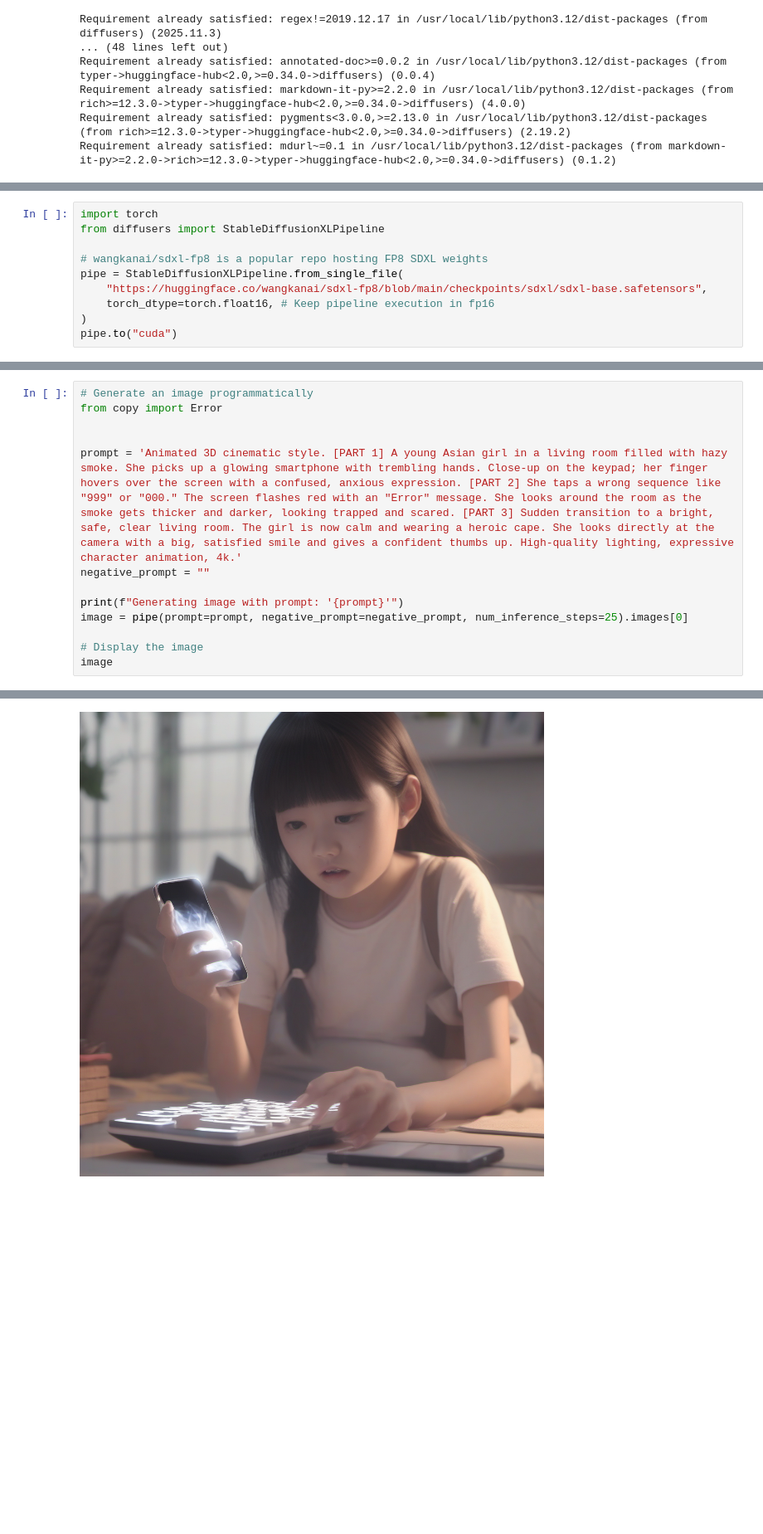
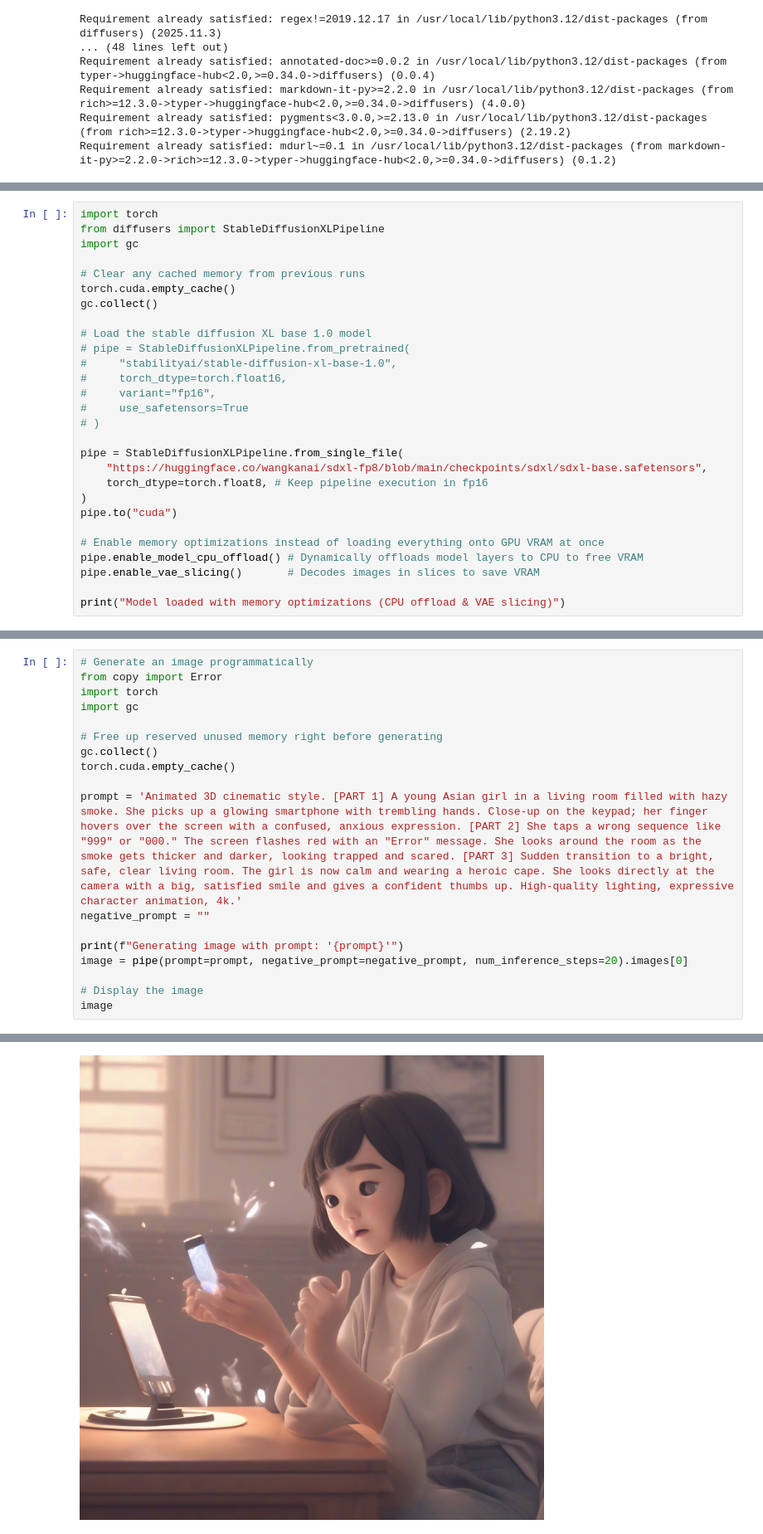
Before and after one commit to nikola-enter21/kidosafe, a Jupyter notebook: ai/image_generation.ipynb, the cells around one changed output, grey strips where cells are left out. Shown at 83% size. Saved outputs shown, nothing was run; the diff lists cells and outputs as text; blank space fills up the shorter version.

Commit message:
add embeddings and image generation

```diff
--- a/ai/image_generation.ipynb
+++ b/ai/image_generation.ipynb
@@ -48,0 +22,28 @@ Model loaded on cuda
+# %%
+import torch
+from diffusers import StableDiffusionXLPipeline
+import gc
+
+# Clear any cached memory from previous runs
+torch.cuda.empty_cache()
+gc.collect()
+
+# Load the stable diffusion XL base 1.0 model
+# pipe = StableDiffusionXLPipeline.from_pretrained(
+#     "stabilityai/stable-diffusion-xl-base-1.0",
+#     torch_dtype=torch.float16,
+#     variant="fp16",
+#     use_safetensors=True
+# )
+
+pipe = StableDiffusionXLPipeline.from_single_file(
+    "https://huggingface.co/wangkanai/sdxl-fp8/blob/main/checkpoints/sdxl/sdxl-base.safetensors",
+    torch_dtype=torch.float8, # Keep pipeline execution in fp16
+)
+pipe.to("cuda")
+
+# Enable memory optimizations instead of loading everything onto GPU VRAM at once
+pipe.enable_model_cpu_offload() # Dynamically offloads model layers to CPU to free VRAM
+pipe.enable_vae_slicing()       # Decodes images in slices to save VRAM
+
+print("Model loaded with memory optimizations (CPU offload & VAE slicing)")
@@ -86,13 +96,3 @@ Downloading optimum_quanto-0.2.7-py3-none-any.whl (165 kB)
 Downloading ninja-1.13.0-py3-none-manylinux2014_x86_64.manylinux_2_17_x86_64.whl (180 kB)
 Installing collected packages: ninja, optimum-quanto
 Successfully installed ninja-1.13.0 optimum-quanto-0.2.7
-# %%
-import torch
-from diffusers import StableDiffusionXLPipeline
-
-# wangkanai/sdxl-fp8 is a popular repo hosting FP8 SDXL weights
-pipe = StableDiffusionXLPipeline.from_single_file(
-    "https://huggingface.co/wangkanai/sdxl-fp8/blob/main/checkpoints/sdxl/sdxl-base.safetensors",
-    torch_dtype=torch.float16, # Keep pipeline execution in fp16
-)
-pipe.to("cuda")
@@ -117,13 +99,18 @@ StableDiffusionXLPipeline {
 # %%
 # Generate an image programmatically
 from copy import Error
+import torch
+import gc
 
+# Free up reserved unused memory right before generating
+gc.collect()
+torch.cuda.empty_cache()
 
 prompt = 'Animated 3D cinematic style. [PART 1] A young Asian girl in a living room filled with hazy smoke. She picks up a glowing smartphone with trembling hands. Close-up on the keypad; her finger hovers over the screen with a confused, anxious expression. [PART 2] She taps a wrong sequence like "999" or "000." The screen flashes red with an "Error" message. She looks around the room as the smoke gets thicker and darker, looking trapped and scared. [PART 3] Sudden transition to a bright, safe, clear living room. The girl is now calm and wearing a heroic cape. She looks directly at the camera with a big, satisfied smile and gives a confident thumbs up. High-quality lighting, expressive character animation, 4k.'
 negative_prompt = ""
 
 print(f"Generating image with prompt: '{prompt}'")
-image = pipe(prompt=prompt, negative_prompt=negative_prompt, num_inference_steps=25).images[0]
+image = pipe(prompt=prompt, negative_prompt=negative_prompt, num_inference_steps=20).images[0]
 
 # Display the image
 image
@@ -134,3 +119,3 @@ Token indices sequence length is longer than the specified maximum sequence leng
 The following part of your input was truncated because CLIP can only handle sequences up to 77 tokens: ['0." the screen flashes red with an " error " message. she looks around the room as the smoke ge ...
 Generating image with prompt: 'Animated 3D cinematic style. [PART 1] A young Asian girl in a living room filled with hazy smoke. She picks up a glowing smartphone with trembling hands. Close-up on the ...
-[figure, old version]
+[figure, new version]
```
Also changed, not shown: parts of 19 cells of this notebook, 3 other files.
